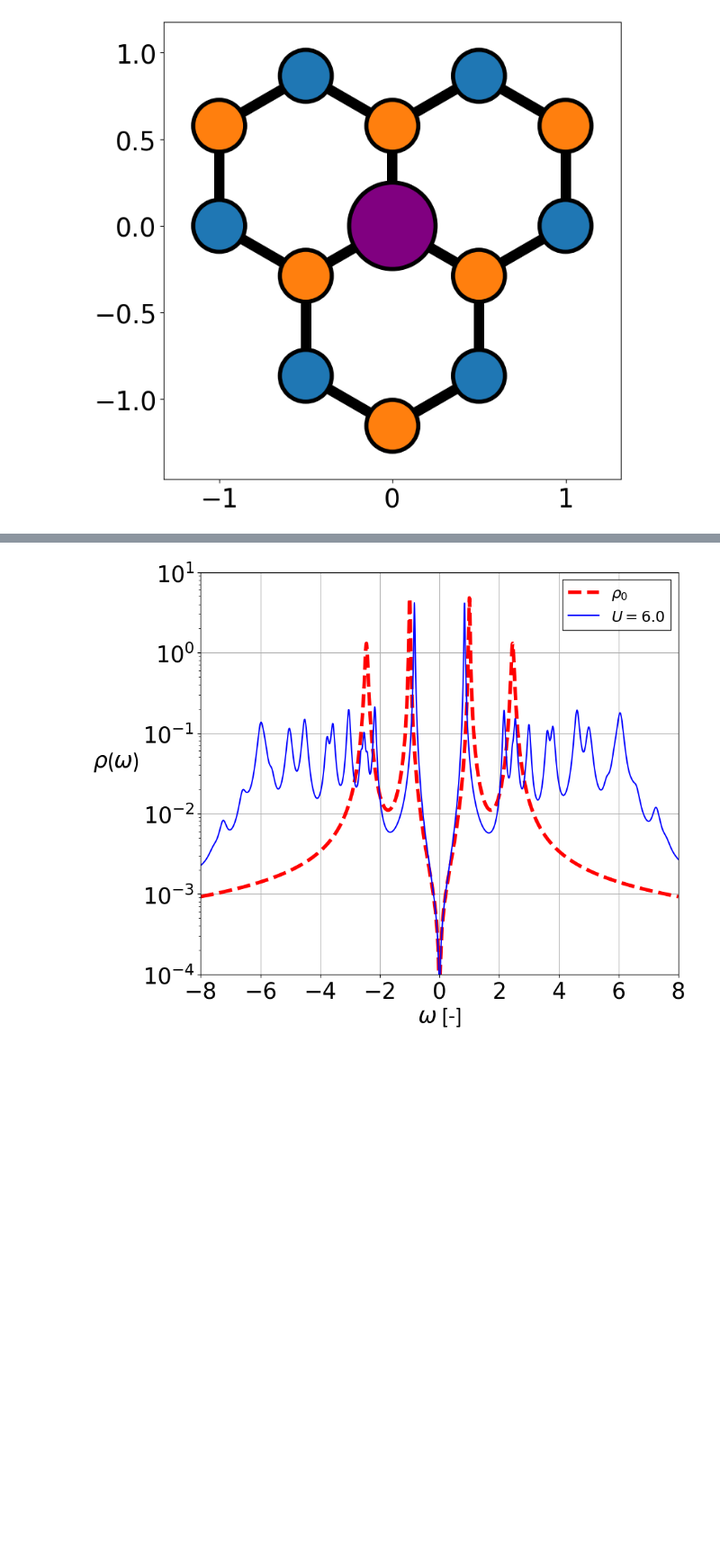
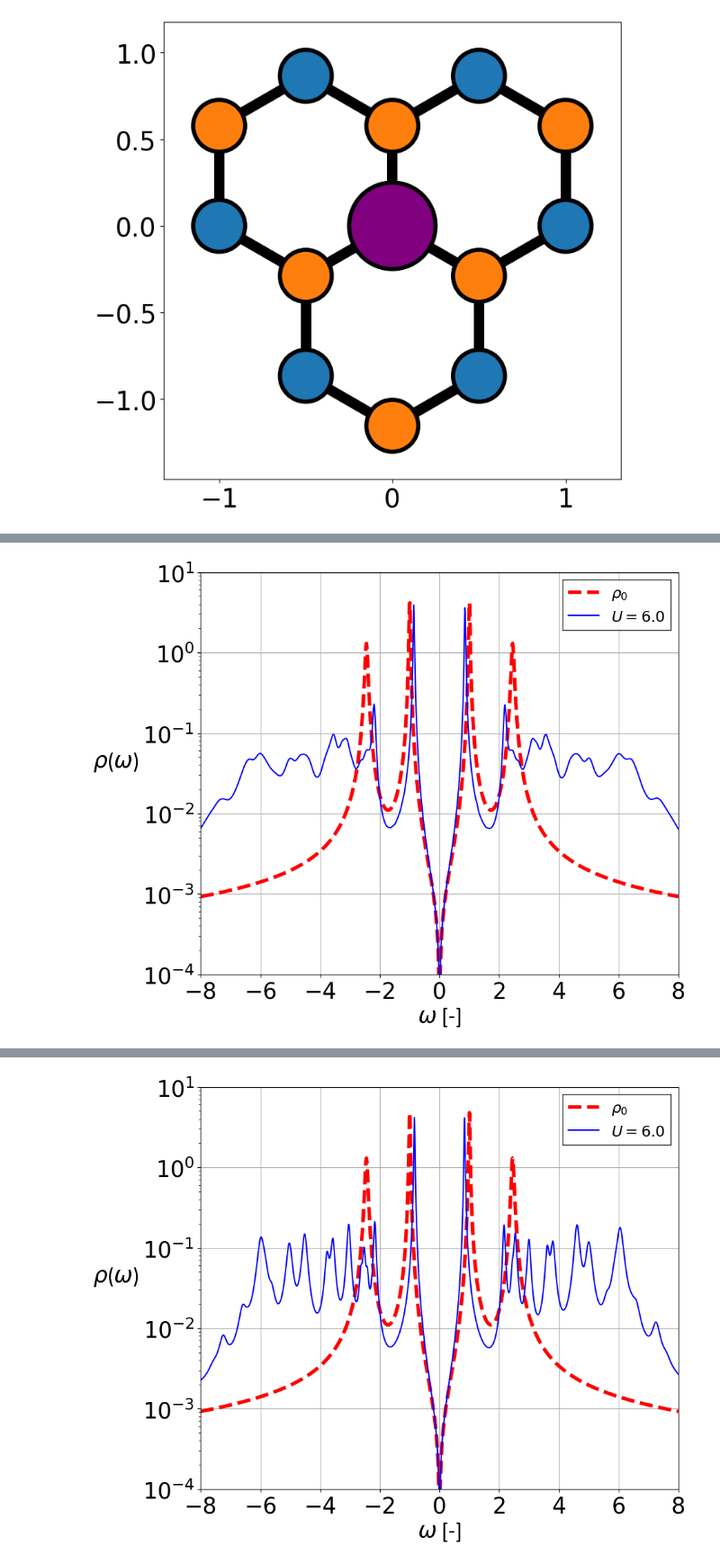
Before and after one commit to Paragon1997/Repository2023, a Jupyter notebook: Graph0Utestv2.ipynb, the cells around one changed output, grey strips where cells are left out. Shown: that part at 90% size. Cells and saved outputs as stored; diff of their text form; code cells hidden in the pictures; blank space fills up the shorter version.

```diff
--- a/Graph0Utestv2.ipynb
+++ b/Graph0Utestv2.ipynb
@@ -23,0 +32,7 @@ psi,SPG,eig,SPrho0=DEDlib.GrapheneAnalyzer(ip,DEDlib.Graphenecirclestruct(radius
+# %%
+input=[{"N" : 20000, "poles" : 4, "U" : 6, "Sigma" : 3, "Ed" : -3, "ctype" : 'n', "bound" : 8, "eigsel" : False, 'Edcalc' : ''},
+            {"N" : 2000, "poles" : 4, "U" : 0, "Sigma" : 0, "Ed" : 0, "ctype" : 'n', "bound" : 8, "eigsel" : True}]
+nd[0,0], AvgSigmadat, DOST[0], nonintrho, omega, selectpT, selectpcT,tsim=DEDlib.Graphene_main(psi,SPG,eig,SPrho0,**input[0],posb=0,SizeO=1001)
+DEDlib.DOSplot(DOST[0], nonintrho, omega,filenames+selecm[0],labelnames,log=True)
+# %% [output]
+[figure, added]
```
Also changed, not shown: parts of 3 cells of this notebook, 2 other files.
